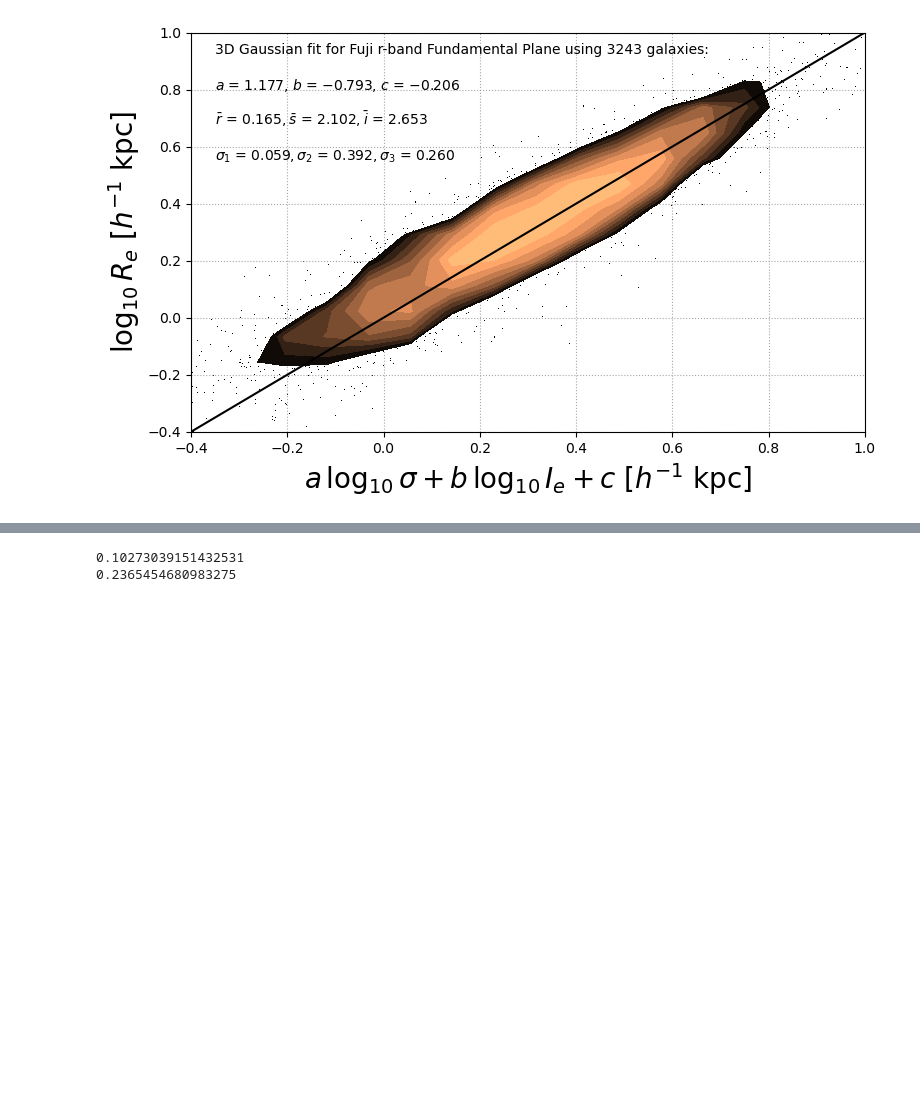
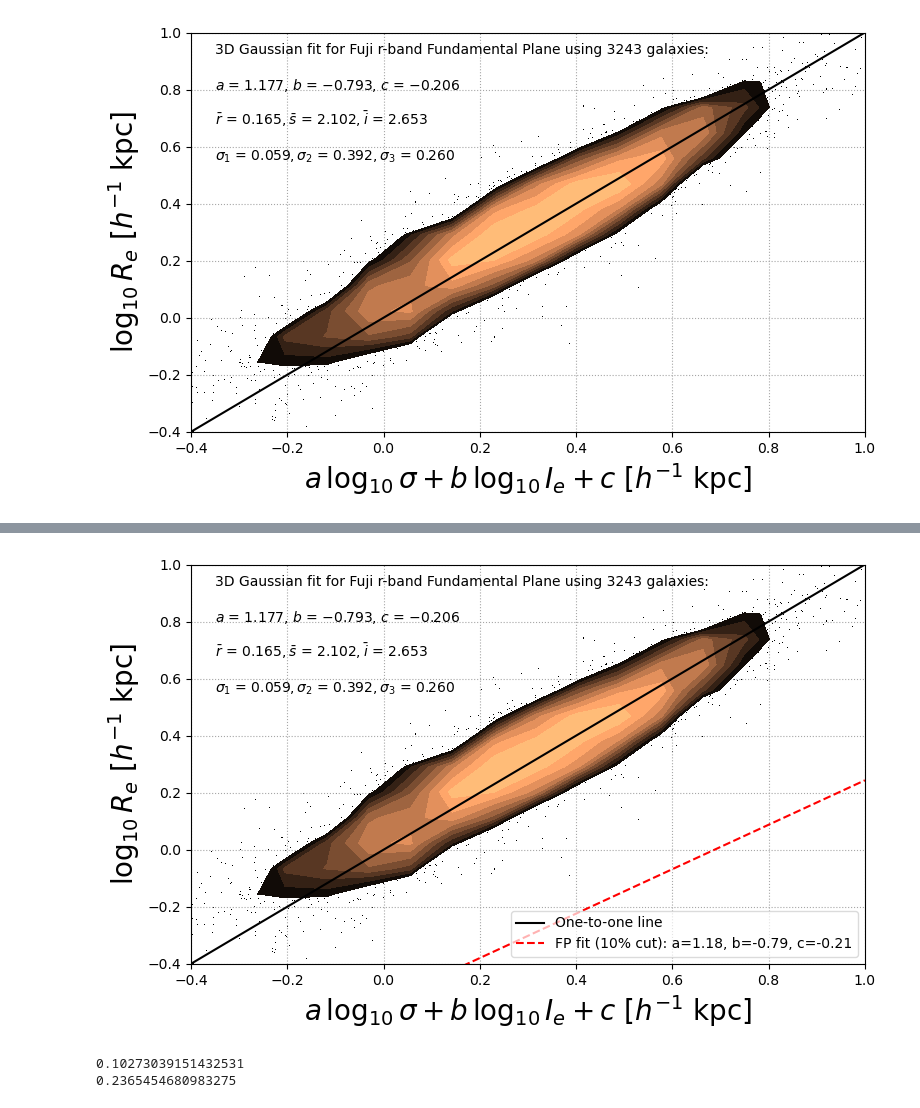
Before and after one commit to KSaid-1/DESI_fuji_FP, a Jupyter notebook: FP_sample.ipynb, the cells around one changed output, grey strips where cells are left out. Cells and saved outputs as stored; diff of their text form; code cells hidden in the pictures; blank space fills up the shorter version.

```diff
--- a/FP_sample.ipynb
+++ b/FP_sample.ipynb
@@ -541,3 +614,84 @@ No artists with labels found to put in legend.  Note that artists whose label st
+# %%
+xfit = np.linspace(-0.5, 1.0)
+sfit = np.linspace(1.5,3.0)
+ifit = np.linspace(0.8,4.5)
+
+# Current fit values
+a_current = 1.17733397
+b_current = -0.79312305
+mean_r_current = 0.16471564
+mean_s_current = 2.10226727
+mean_i_current = 2.65269924
+sigma1_current = 0.05916213
+sigma2_current = 0.39165724
+sigma3_current = 0.25991061
+c_current = mean_r_current - a_current*mean_s_current - b_current*mean_i_current
+
+# New fit values (with 10% sigma cut)
+a_new = a_current #1.15193454
+b_new = b_current # -0.80122543
+mean_r_new = mean_r_current #  0.22581434
+mean_s_new = mean_s_current # 2.1734096
+mean_i_new = mean_i_current # 2.68181427
+sigma1_new = 0.05665097
+sigma2_new = 0.37865873
+sigma3_new = 0.21446484
+c_new = mean_r_new - a_new*mean_s_new - b_new*mean_i_new
+
+# Calculate the FP values using the current parameters
+XFP_F_desi = (a_current*s_desi)+(b_current*i_desi)+c_current
+
+# Create the plot
+fig, ax = plt.subplots(figsize=(8, 5))
+ax.set_xlim(-0.4,1.0)
+ax.set_ylim(-0.4,1.0)
+scatter_contour(XFP_F_desi, r_desi, threshold=25, log_counts=True, ax=ax,
+               histogram2d_args=dict(bins=25),
+               plot_args=dict(marker=',', linestyle='none', color='black'),
+               contour_args=dict(cmap=plt.cm.copper))
+
+# Plot the one-to-one line
+ax.plot(xfit, xfit, c='black', label='One-to-one line')
+
+# Plot the current fit
+# We don't need another line for the current fit since it aligns with one-to-one
+
+# Plot the fit with 10% sigma cut
+# For this alternative fit, we'll use a different color
+y_new = - a_new*sfit - b_new*ifit - c_new# + xfit - xfit[0]
+ax.plot(xfit, y_new, c='red', linestyle='--',
+        label=f'FP fit (10% cut): a={a_new:.2f}, b={b_new:.2f}, c={c_new:.2f}')
+
+# Add the text annotations
+ax.text(-0.35,1.125-0.2,"3D Gaussian fit for Fuji r-band Fundamental Plane using "+str(len(r_desi))+" galaxies:")
+ax.text(-0.35,1.0-0.2, r'$a$ = '+'${0:.3f}$'.format(a_current)+', $b$ = '+'${0:.3f}$'.format(b_current)+', $c$ = '+'${0:.3f}$'.format(c_current))
+ax.text(-0.35,0.875-0.2, r'$\bar r$ = '+'${0:.3f}$'.format(mean_r_current)+r'$, \bar s$ = '+'{0:.3f}'.format(mean_s_current)+r'$, \bar i$ = '+'{0:.3f}'.format(mean_i_current))
+ax.text(-0.35,0.75-0.2, r'$\sigma_1$ = '+'${0:.3f}$'.format(sigma1_current)+r'$, \sigma_2$ = '+'{0:.3f}'.format(sigma2_current)+r'$, \sigma_3$ = '+'{0:.3f}'.format(sigma3_current))
+ax.set_xlabel(r'$a \/\log_{10} \sigma + b\/ \log_{10} I_e + c$ [$h^{-1}$ kpc]',size=20)
+ax.set_ylabel(r'$\log_{10} R_e$ [$h^{-1}$ kpc]',size=20)
+plt.legend(loc="lower right", framealpha=0.7)
+ax.grid(visible=True, which='both', color='0.65',linestyle=':')
+plt.tight_layout()
+plt.savefig('FP_fuji_comparison.png', transparent=True, dpi=300)
+plt.savefig('FP_fuji_comparison.pdf')
+plt.show()
+
+# # Save the additional parameters to a separate CSV
+# new_fit_params = {
+#     "a": [a_new],
+#     "b": [b_new],
+#     "c": [c_new],
+#     "mean_r": [mean_r_new],
+#     "mean_s": [mean_s_new],
+#     "mean_i": [mean_i_new],
+#     "sigma1": [sigma1_new],
+#     "sigma2": [sigma2_new],
+#     "sigma3": [sigma3_new],
+# }
+# df_new_fit_params = pd.DataFrame(new_fit_params)
+# df_new_fit_params.to_csv("fig_5_alt_fit_params.csv", index=False)
+# %% [output]
+[figure, added]
 # %%
 sigma_int = sigma1*np.sqrt(1.+a**2+b**2)
 print (sigma_int)
```
Also changed, not shown: parts of 8 cells of this notebook, 1 other file.
